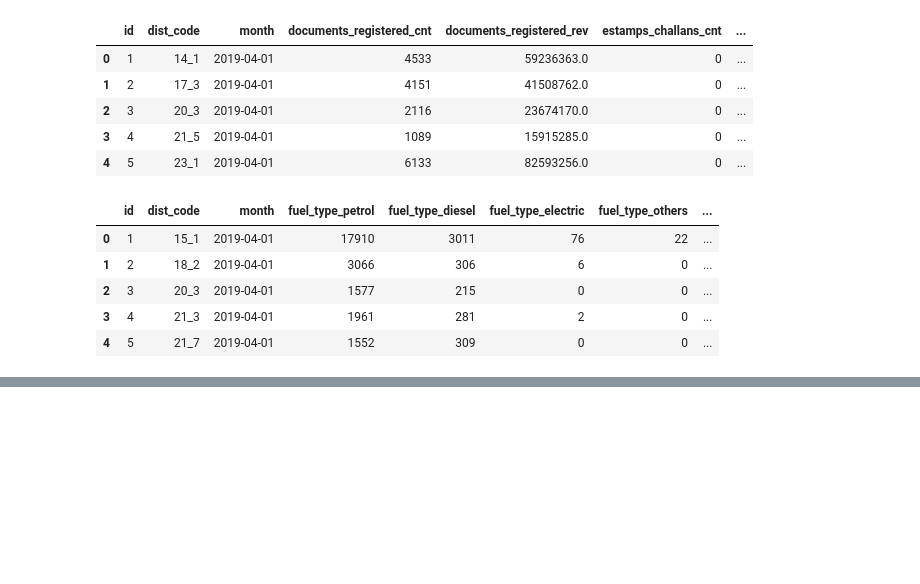
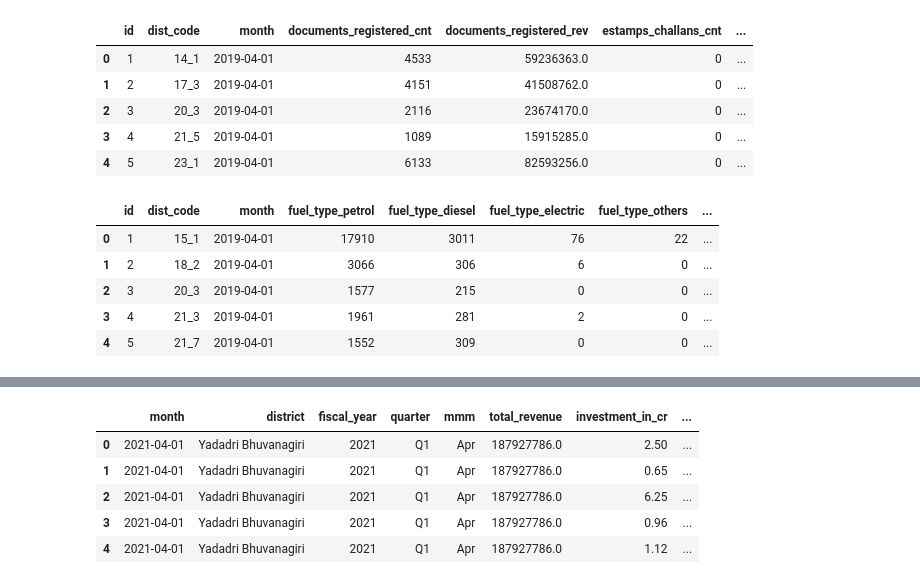
Before and after one commit to nani2357/Telangana_Growth_Analysis, a Jupyter notebook: notebooks/relation_btw_cat.ipynb, the cells around one changed output, grey strips where cells are left out. Drawn from its saved outputs; the diff is of its cells as text; code cells hidden in the pictures; blank space fills up the shorter version.

```diff
--- a/notebooks/relation_btw_cat.ipynb
+++ b/notebooks/relation_btw_cat.ipynb
@@ -385,0 +234,23 @@ Due to constraints in time and overlapping commitments, the predictive analysis
+# %%
+# Creating new columns for total revenue, total vehicle sales
+merged_df['total_revenue'] = merged_df['documents_registered_rev'] + merged_df['estamps_challans_rev']
+merged_df['total_vehicle_sales'] = merged_df[['fuel_type_petrol', 'fuel_type_diesel', 'fuel_type_electric', 'fuel_type_others']].sum(axis=1)
+
+# Creating a new DataFrame with the selected columns
+selected_columns = ['month', 'district', 'fiscal_year', 'quarter_x', 'mmm_x',
+                    'total_revenue', 'investment_in_cr', 'number_of_employees', 'total_vehicle_sales']
+
+df = merged_df[selected_columns].copy()
+
+# Renaming the columns for better readability
+df.rename(columns={'quarter_x': 'quarter', 'mmm_x': 'mmm'}, inplace=True)
+
+# Display the new DataFrame
+df.head()
+# %% [output]
+|  | month | district | fiscal_year | quarter | mmm | total_revenue | investment_in_cr | ... |
+| 0 | 2021-04-01 | Yadadri Bhuvanagiri | 2021 | Q1 | Apr | 187927786.0 | 2.50 | ... |
+| 1 | 2021-04-01 | Yadadri Bhuvanagiri | 2021 | Q1 | Apr | 187927786.0 | 0.65 | ... |
+| 2 | 2021-04-01 | Yadadri Bhuvanagiri | 2021 | Q1 | Apr | 187927786.0 | 6.25 | ... |
+| 3 | 2021-04-01 | Yadadri Bhuvanagiri | 2021 | Q1 | Apr | 187927786.0 | 0.96 | ... |
+| 4 | 2021-04-01 | Yadadri Bhuvanagiri | 2021 | Q1 | Apr | 187927786.0 | 1.12 | ... |
```
Also changed, not shown: parts of 16 cells of this notebook.
